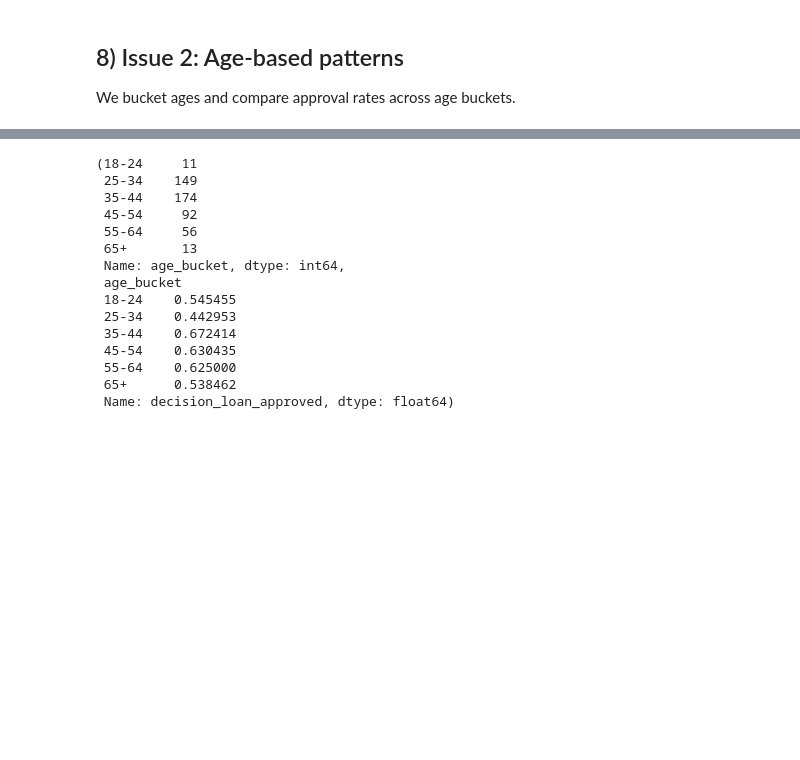
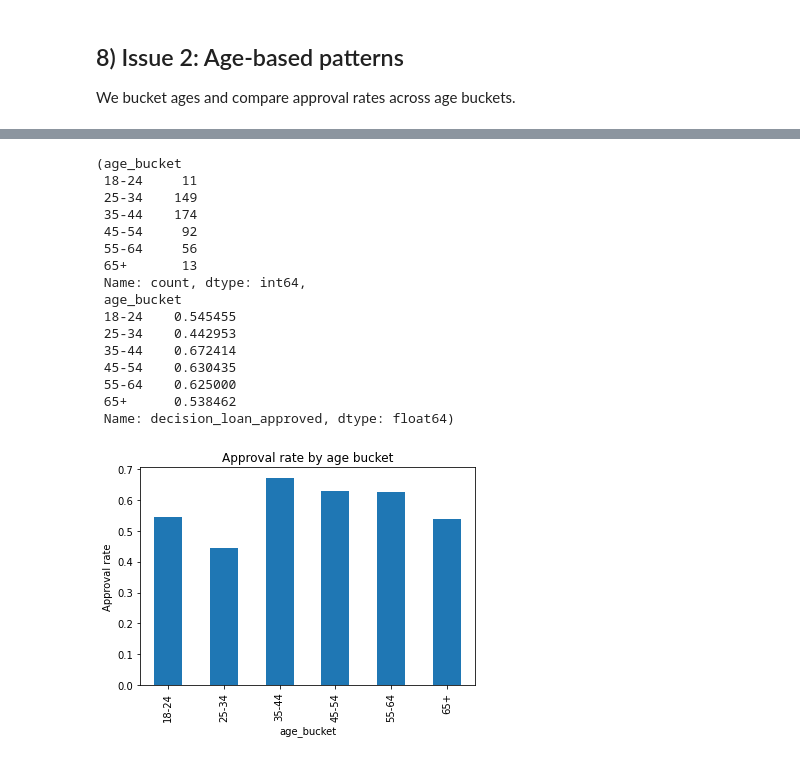
Before and after one commit to henrikpkr/dego-project-team4, a Jupyter notebook: notebooks/02-bias-analysis.ipynb, the cells around one changed output, grey strips where cells are left out. Saved outputs shown, nothing was run; the diff lists cells and outputs as text; code cells hidden in the pictures; blank space fills up the shorter version.

```diff
--- a/notebooks/02-bias-analysis.ipynb
+++ b/notebooks/02-bias-analysis.ipynb
@@ -89,10 +84,0 @@ We derive `age_years` using the shared helper in `src/fairness_utils.py` for con
-# %%
-import sys
-sys.path.append("..")
-
-from src.fairness_utils import add_age_years_from_dob
-
-if "age_years" not in df_bias.columns:
-    df_bias = add_age_years_from_dob(df_bias)
-
-df_bias["age_years"].describe()
@@ -164,3 +184,6 @@ plt.show()
 ## 8) Issue 2: Age-based patterns
 
 We bucket ages and compare approval rates across age buckets.
+# %%
+df_bias["age_years"] = pd.to_numeric(df_bias["age_years"], errors="coerce")
+df_bias["age_years"].describe()
@@ -167,11 +200,6 @@ We bucket ages and compare approval rates across age buckets.
 # %%
-# bins = [18, 24, 34, 44, 54, 64, 100]
-# labels = ["18-24", "25-34", "35-44", "45-54", "55-64", "65+"]
-
-# df_age = df_bias.copy()
-# df_age["age_bucket"] = pd.cut(df_age["age_years"], bins=bins, labels=labels)
 bins = [18, 25, 35, 45, 55, 65, 200]
-labels = ["18-24","25-34","35-44","45-54","55-64","65+"]
+labels = ["18-24", "25-34", "35-44", "45-54", "55-64", "65+"]
 
 df_age = df_bias.copy()
 df_age["age_bucket"] = pd.cut(df_age["age_years"], bins=bins, labels=labels, right=False)
@@ -181,13 +209,14 @@ age_rates = df_age.groupby("age_bucket")["decision_loan_approved"].mean().sort_i
 
 age_counts, age_rates
 # %% [output]
-(18-24     11
+(age_bucket
+ 18-24     11
  25-34    149
  35-44    174
  45-54     92
  55-64     56
  65+       13
- Name: age_bucket, dtype: int64,
+ Name: count, dtype: int64,
  age_bucket
  18-24    0.545455
  25-34    0.442953
@@ -196,3 +225,10 @@ age_counts, age_rates
  55-64    0.625000
  65+      0.538462
  Name: decision_loan_approved, dtype: float64)
+# %%
+ax = age_rates.plot(kind="bar")
+ax.set_ylabel("Approval rate")
+ax.set_title("Approval rate by age bucket")
+plt.show()
+# %% [output]
+[figure, added]
```
Also changed, not shown: parts of 24 cells of this notebook.
